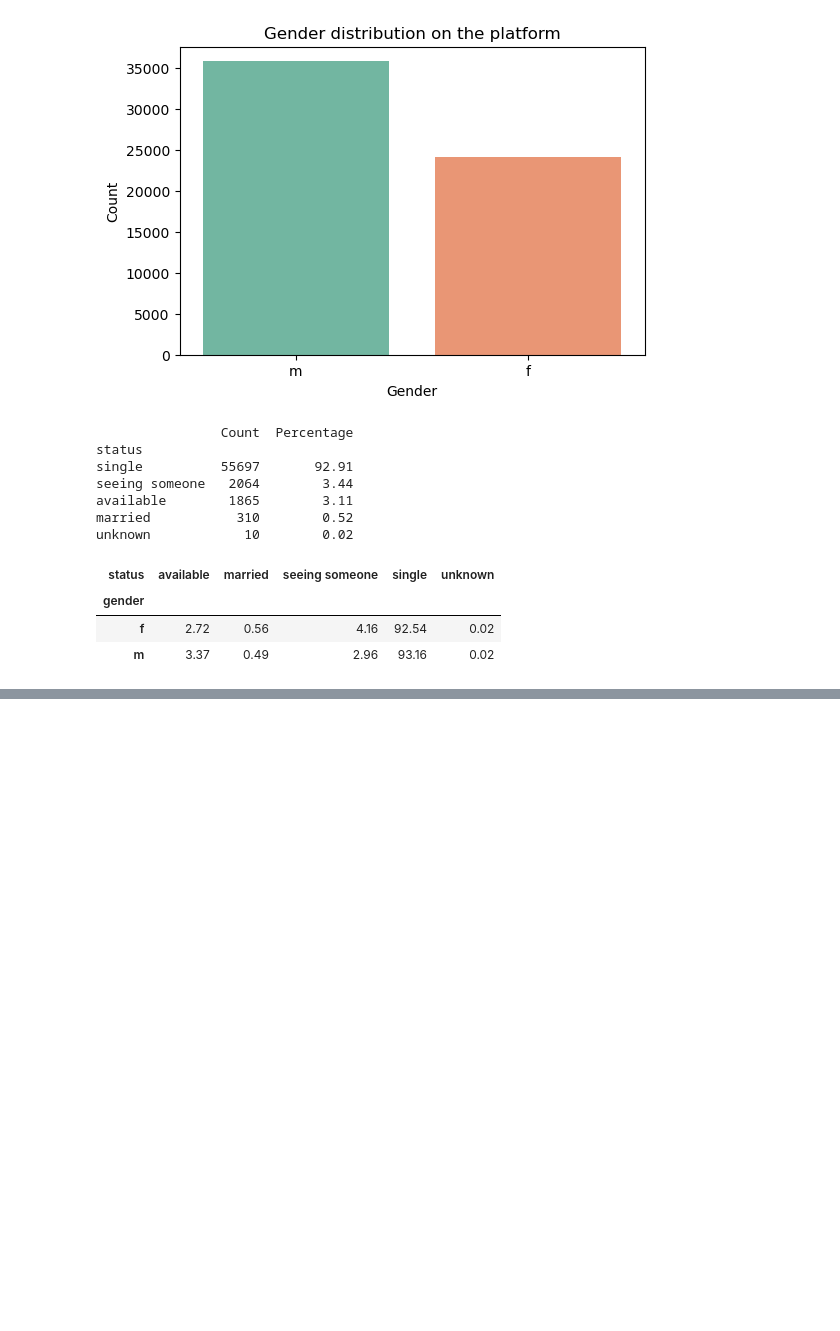
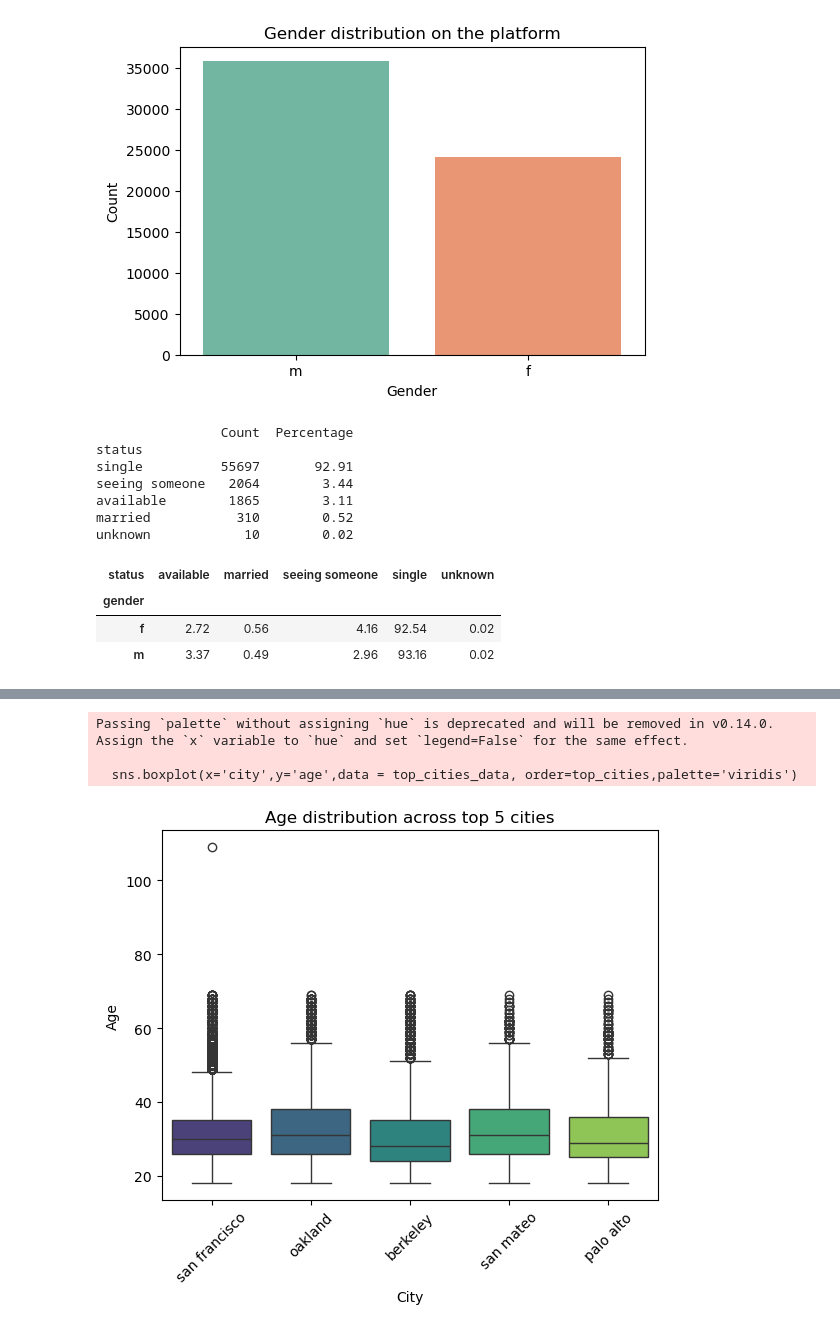
Before and after one commit to ra1croft/Data-Analysis---NextLP, a Jupyter notebook: Next_Leap/Analysing Bumble Profiles.ipynb, the cells around one changed output, grey strips where cells are left out. Saved outputs shown, nothing was run; the diff lists cells and outputs as text; code cells hidden in the pictures; blank space fills up the shorter version.

```diff
--- a/Next_Leap/Analysing Bumble Profiles.ipynb
+++ b/Next_Leap/Analysing Bumble Profiles.ipynb
@@ -459,0 +579,13 @@ status_by_gender.round(2)
+# %%
+# Ensure location column has valid values
+main_data['location'] = main_data['location'].fillna('Unknown, Unknown')
+
+# Split into two columns (City, State), keeping only the first two parts
+split_location = main_data['location'].str.split(',', n=1, expand=True)
+
+# Rename columns
+split_location.columns = ['city', 'state']
+
+# Assign back to main_data
+
+main_data[['city', 'state']] = split_location
@@ -459,0 +628,18 @@ status_by_gender.round(2)
+# %%
+#How does age vary across the top cities? Are certain cities dominated by younger or older users?
+top_cities = main_data['city'].value_counts().head(5).index
+top_cities_data = main_data[main_data['city'].isin(top_cities)]
+
+#Visualisation
+plt.Figure(figsize=(6,4))
+sns.boxplot(x='city',y='age',data = top_cities_data, order=top_cities,palette='viridis')
+plt.xlabel('City')
+plt.ylabel('Age')
+plt.title('Age distribution across top 5 cities')
+plt.xticks(rotation=45)
+plt.show()
+# %% [output]
+Passing `palette` without assigning `hue` is deprecated and will be removed in v0.14.0. Assign the `x` variable to `hue` and set `legend=False` for the same effect.
+
+  sns.boxplot(x='city',y='age',data = top_cities_data, order=top_cities,palette='viridis')
+[figure, added]
```
Also changed, not shown: parts of 37 cells of this notebook.
